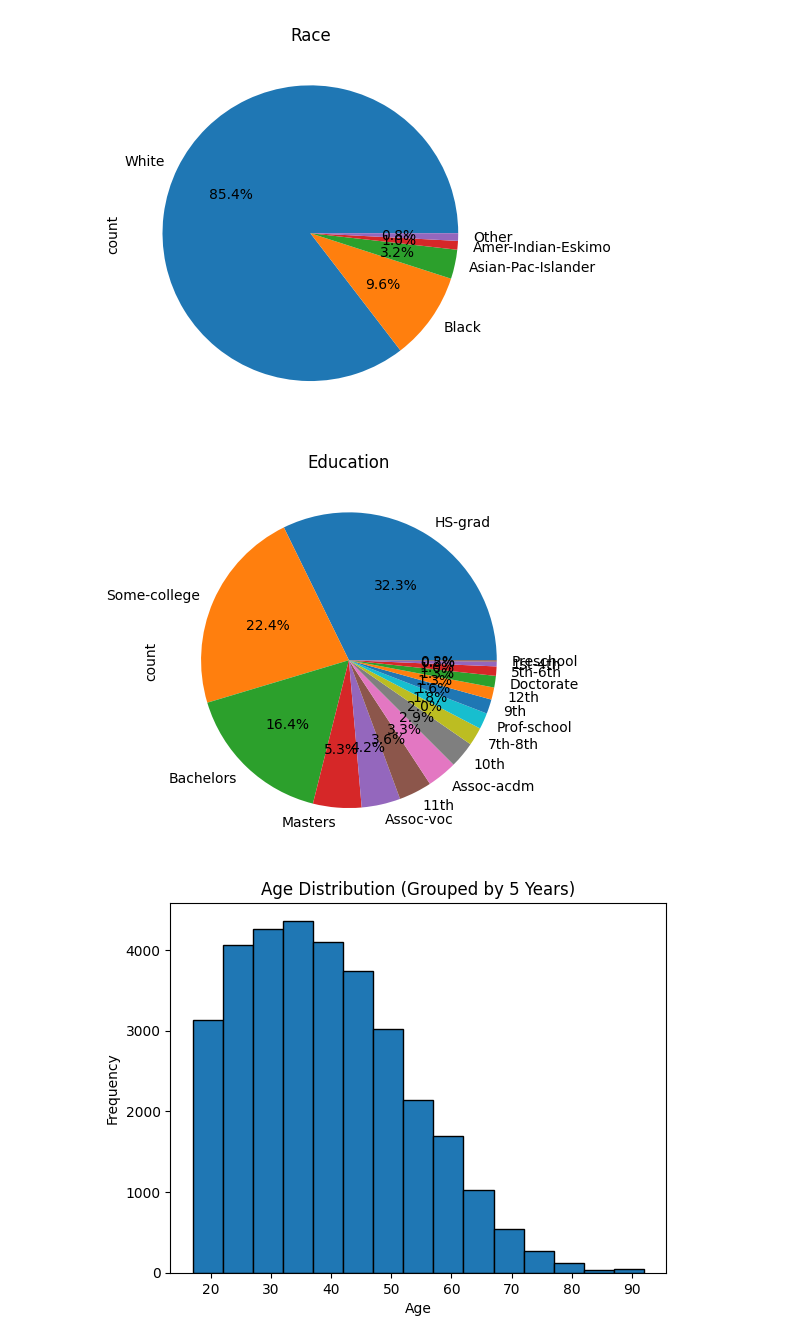
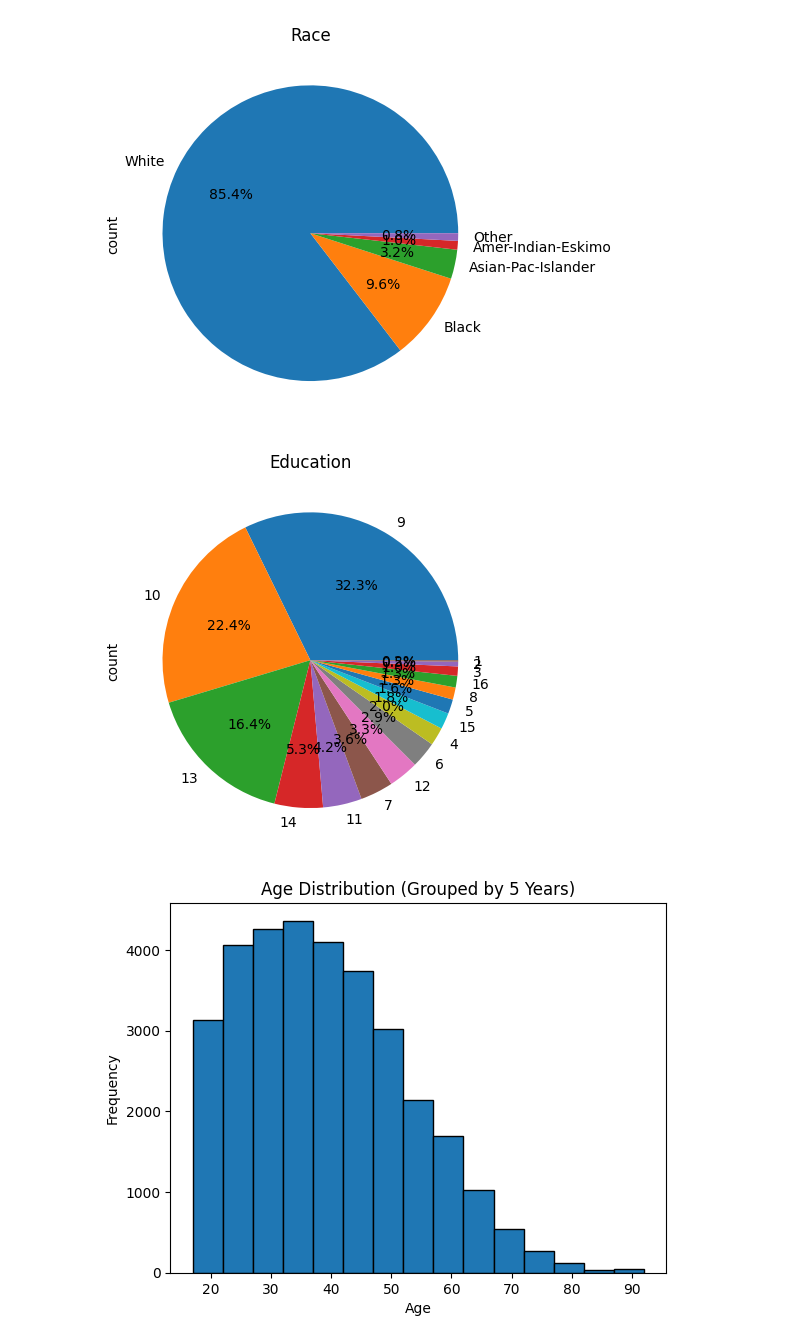
Before and after one commit to Jer0me123/ICS5110-Applied-Machine-Learning, a Jupyter notebook: UCI_Adult.ipynb, the cells around one changed output. Cells and saved outputs as stored; diff of their text form; code cells hidden in the pictures.

```diff
--- a/UCI_Adult.ipynb
+++ b/UCI_Adult.ipynb
@@ -208,12 +208,12 @@ plt.show()
 # %%
 #Education Pie Chart
 
 #Displays the education distribution in the dataset
-df["education"].value_counts().plot.pie(autopct='%1.1f%%')
+df["education-num"].value_counts().plot.pie(autopct='%1.1f%%')
 plt.title("Education")
 plt.show()
 # %% [output]
-[figure, old version]
+[figure, new version]
 # %%
 #Age Histogram
 
```
Also changed, not shown: parts of 8 cells of this notebook, 6 other files.
